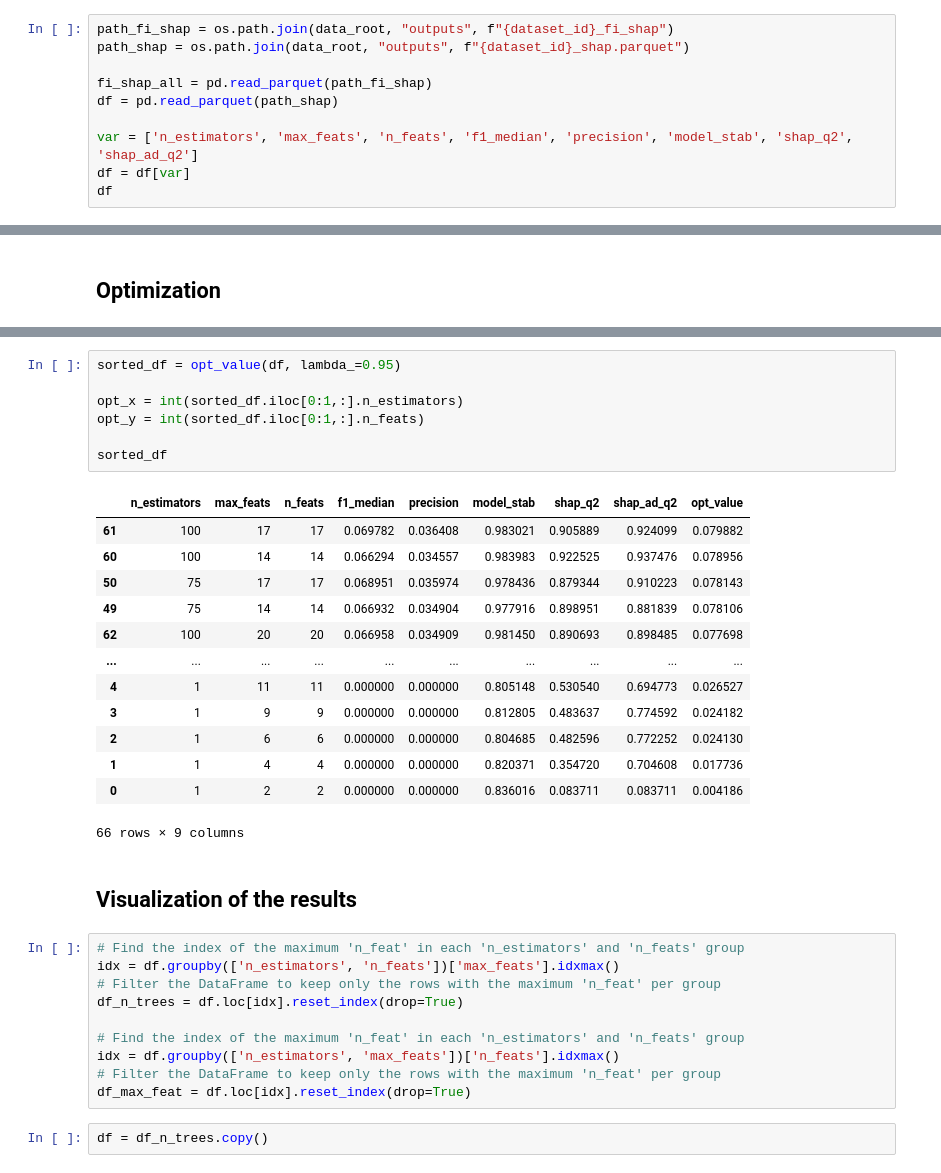
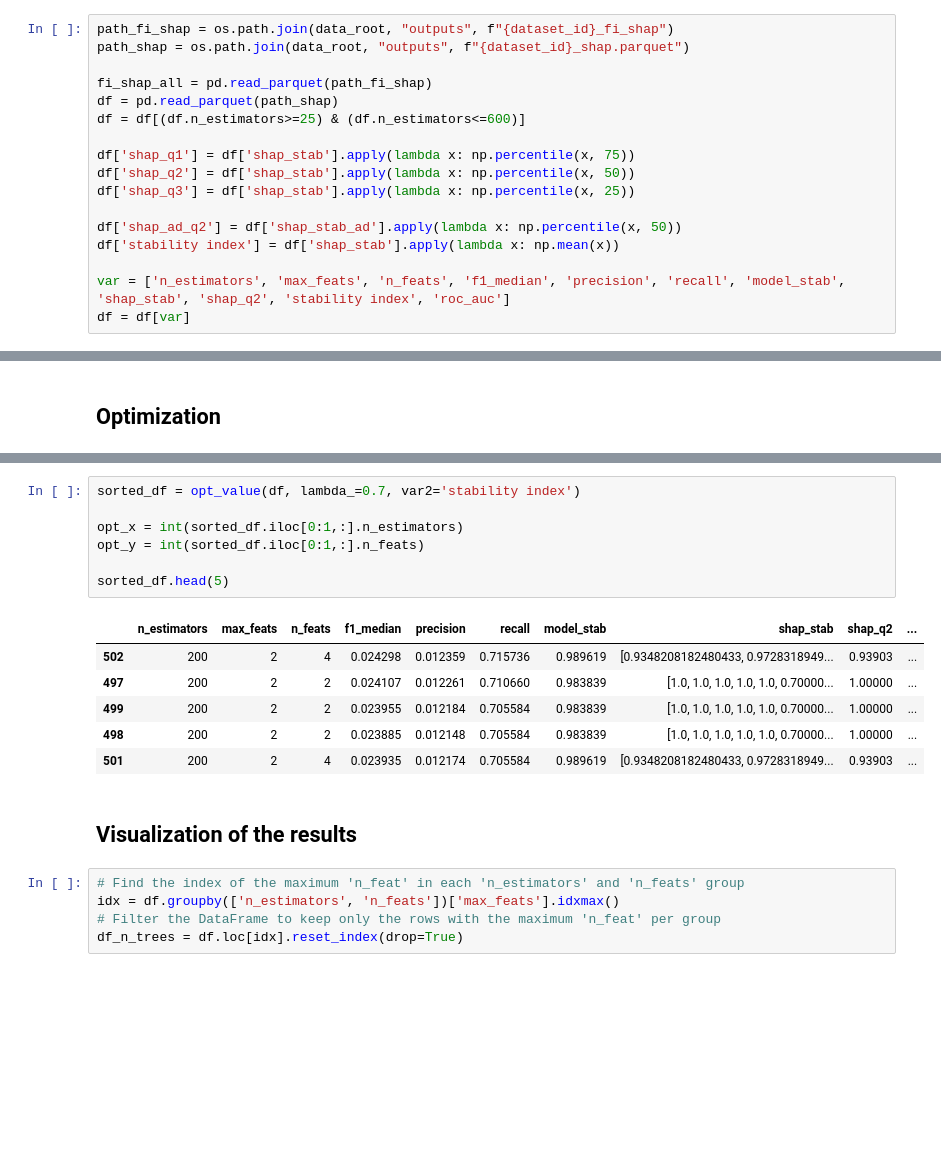
Before and after one commit to edo1691/ad_shap_stability, a Jupyter notebook: notebooks/01_04_results.ipynb, the cells around one changed output, grey strips where cells are left out. Cells and saved outputs as stored; diff of their text form; blank space fills up the shorter version.

```diff
--- a/notebooks/01_04_results.ipynb
+++ b/notebooks/01_04_results.ipynb
@@ -85,7 +98,14 @@ path_shap = os.path.join(data_root, "outputs", f"{dataset_id}_shap.parquet")
 
 fi_shap_all = pd.read_parquet(path_fi_shap)
 df = pd.read_parquet(path_shap)
+df = df[(df.n_estimators>=25) & (df.n_estimators<=600)]
 
-var = ['n_estimators', 'max_feats', 'n_feats', 'f1_median', 'precision', 'model_stab', 'shap_q2', 'shap_ad_q2']
+df['shap_q1'] = df['shap_stab'].apply(lambda x: np.percentile(x, 75))
+df['shap_q2'] = df['shap_stab'].apply(lambda x: np.percentile(x, 50))
+df['shap_q3'] = df['shap_stab'].apply(lambda x: np.percentile(x, 25))
+
+df['shap_ad_q2'] = df['shap_stab_ad'].apply(lambda x: np.percentile(x, 50))
+df['stability index'] = df['shap_stab'].apply(lambda x: np.mean(x))
+
+var = ['n_estimators', 'max_feats', 'n_feats', 'f1_median', 'precision', 'recall', 'model_stab', 'shap_stab', 'shap_q2', 'stability index', 'roc_auc']
 df = df[var]
-df
@@ -124,24 +114,17 @@ df.sort_values("precision", ascending=False)
 # %%
-sorted_df = opt_value(df, lambda_=0.95)
+sorted_df = opt_value(df, lambda_=0.7, var2='stability index')
 
 opt_x = int(sorted_df.iloc[0:1,:].n_estimators)
 opt_y = int(sorted_df.iloc[0:1,:].n_feats)
 
-sorted_df
+sorted_df.head(5)
 # %% [output]
-|  | n_estimators | max_feats | n_feats | f1_median | precision | model_stab | shap_q2 | shap_ad_q2 | opt_value |
-| 61 | 100 | 17 | 17 | 0.069782 | 0.036408 | 0.983021 | 0.905889 | 0.924099 | 0.079882 |
-| 60 | 100 | 14 | 14 | 0.066294 | 0.034557 | 0.983983 | 0.922525 | 0.937476 | 0.078956 |
-| 50 | 75 | 17 | 17 | 0.068951 | 0.035974 | 0.978436 | 0.879344 | 0.910223 | 0.078143 |
-| 49 | 75 | 14 | 14 | 0.066932 | 0.034904 | 0.977916 | 0.898951 | 0.881839 | 0.078106 |
-| 62 | 100 | 20 | 20 | 0.066958 | 0.034909 | 0.981450 | 0.890693 | 0.898485 | 0.077698 |
-| ... | ... | ... | ... | ... | ... | ... | ... | ... | ... |
-| 4 | 1 | 11 | 11 | 0.000000 | 0.000000 | 0.805148 | 0.530540 | 0.694773 | 0.026527 |
-| 3 | 1 | 9 | 9 | 0.000000 | 0.000000 | 0.812805 | 0.483637 | 0.774592 | 0.024182 |
-| 2 | 1 | 6 | 6 | 0.000000 | 0.000000 | 0.804685 | 0.482596 | 0.772252 | 0.024130 |
-| 1 | 1 | 4 | 4 | 0.000000 | 0.000000 | 0.820371 | 0.354720 | 0.704608 | 0.017736 |
-| 0 | 1 | 2 | 2 | 0.000000 | 0.000000 | 0.836016 | 0.083711 | 0.083711 | 0.004186 |
+|  | n_estimators | max_feats | n_feats | f1_median | precision | recall | model_stab | shap_stab | shap_q2 | ... |
+| 502 | 200 | 2 | 4 | 0.024298 | 0.012359 | 0.715736 | 0.989619 | [0.9348208182480433, 0.9728318949... | 0.93903 | ... |
+| 497 | 200 | 2 | 2 | 0.024107 | 0.012261 | 0.710660 | 0.983839 | [1.0, 1.0, 1.0, 1.0, 1.0, 0.70000... | 1.00000 | ... |
+| 499 | 200 | 2 | 2 | 0.023955 | 0.012184 | 0.705584 | 0.983839 | [1.0, 1.0, 1.0, 1.0, 1.0, 0.70000... | 1.00000 | ... |
+| 498 | 200 | 2 | 2 | 0.023885 | 0.012148 | 0.705584 | 0.983839 | [1.0, 1.0, 1.0, 1.0, 1.0, 0.70000... | 1.00000 | ... |
+| 501 | 200 | 2 | 4 | 0.023935 | 0.012174 | 0.705584 | 0.989619 | [0.9348208182480433, 0.9728318949... | 0.93903 | ... |
-66 rows × 9 columns
 # %% [markdown]
 ## Visualization of the results
 # %%
@@ -149,10 +132,3 @@ sorted_df
 idx = df.groupby(['n_estimators', 'n_feats'])['max_feats'].idxmax()
 # Filter the DataFrame to keep only the rows with the maximum 'n_feat' per group
 df_n_trees = df.loc[idx].reset_index(drop=True)
-
-# Find the index of the maximum 'n_feat' in each 'n_estimators' and 'n_feats' group
-idx = df.groupby(['n_estimators', 'max_feats'])['n_feats'].idxmax()
-# Filter the DataFrame to keep only the rows with the maximum 'n_feat' per group
-df_max_feat = df.loc[idx].reset_index(drop=True)
-# %%
-df = df_n_trees.copy()
```
Also changed, not shown: parts of 17 cells of this notebook, 8 other files.
